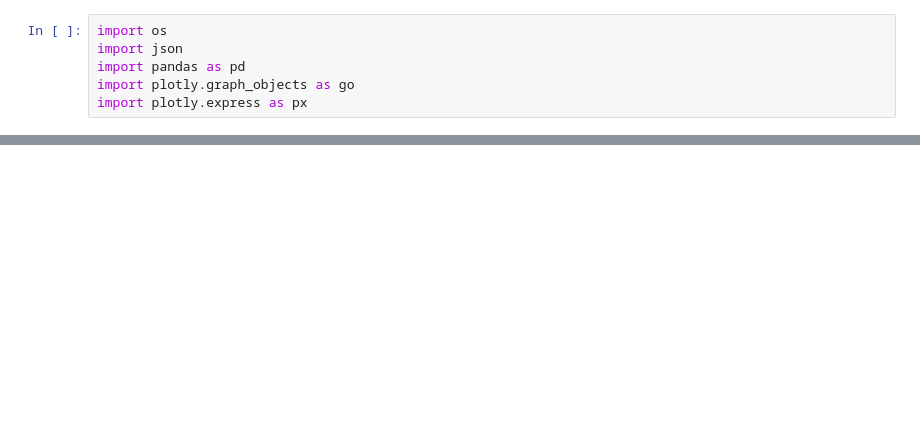
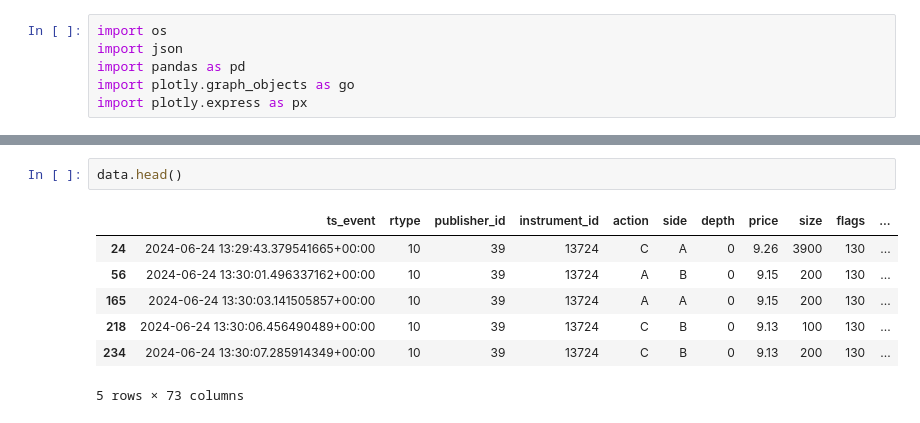
Before and after one commit to janisaiad/HFT_QR_RL, a Jupyter notebook: data/smash2/analyze/vizualize/heatmap.ipynb, the cells around one changed output, grey strips where cells are left out. Cells and saved outputs as stored; diff of their text form; blank space fills up the shorter version.

```diff
--- a/data/smash2/analyze/vizualize/heatmap.ipynb
+++ b/data/smash2/analyze/vizualize/heatmap.ipynb
@@ -45,0 +71,10 @@ heatmap.show()
+# %%
+data.head()
+# %% [output]
+|  | ts_event | rtype | publisher_id | instrument_id | action | side | depth | price | size | flags | ... |
+| 24 | 2024-06-24 13:29:43.379541665+00:00 | 10 | 39 | 13724 | C | A | 0 | 9.26 | 3900 | 130 | ... |
+| 56 | 2024-06-24 13:30:01.496337162+00:00 | 10 | 39 | 13724 | A | B | 0 | 9.15 | 200 | 130 | ... |
+| 165 | 2024-06-24 13:30:03.141505857+00:00 | 10 | 39 | 13724 | A | A | 0 | 9.15 | 200 | 130 | ... |
+| 218 | 2024-06-24 13:30:06.456490489+00:00 | 10 | 39 | 13724 | C | B | 0 | 9.13 | 100 | 130 | ... |
+| 234 | 2024-06-24 13:30:07.285914349+00:00 | 10 | 39 | 13724 | C | B | 0 | 9.13 | 200 | 130 | ... |
+5 rows × 73 columns
```
Also changed, not shown: parts of 5 cells of this notebook, 4 other files.
